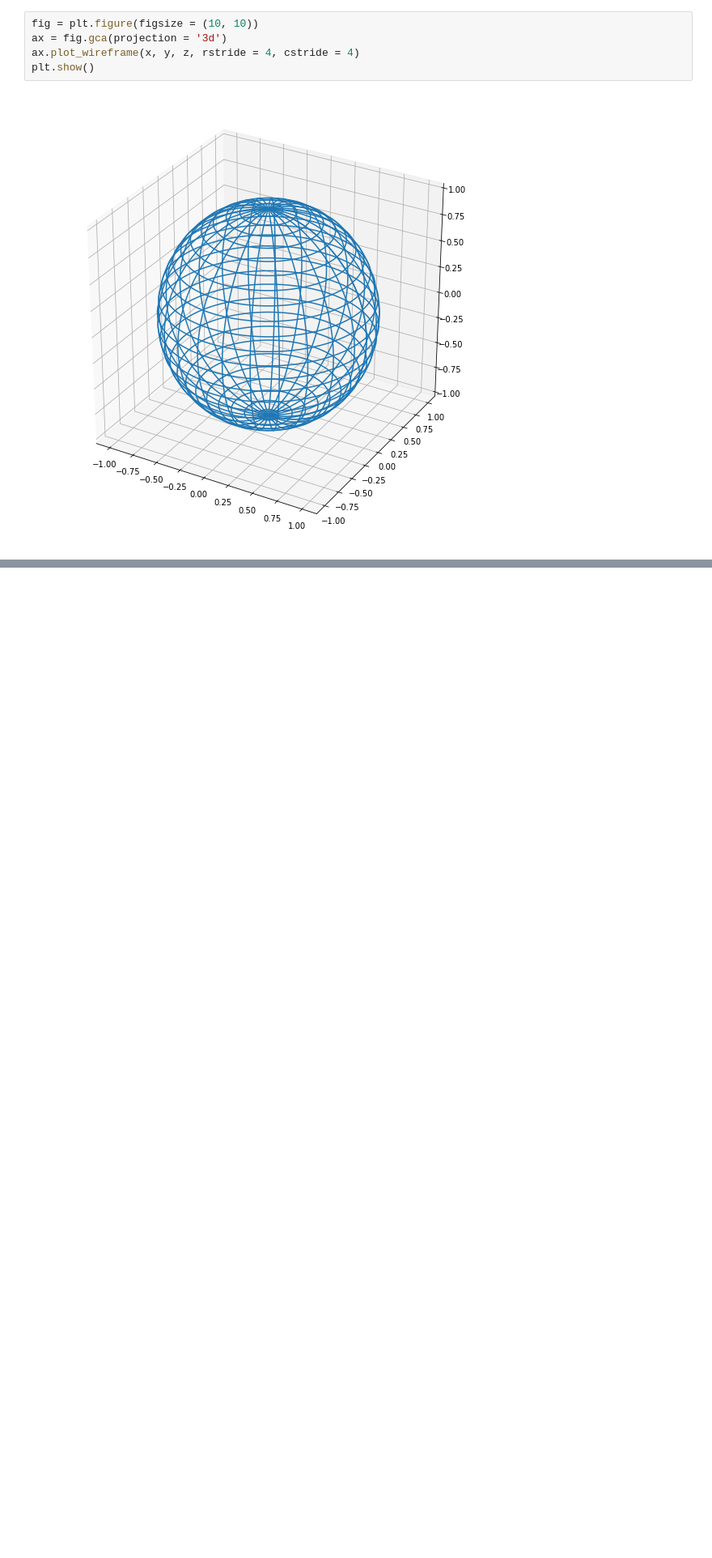
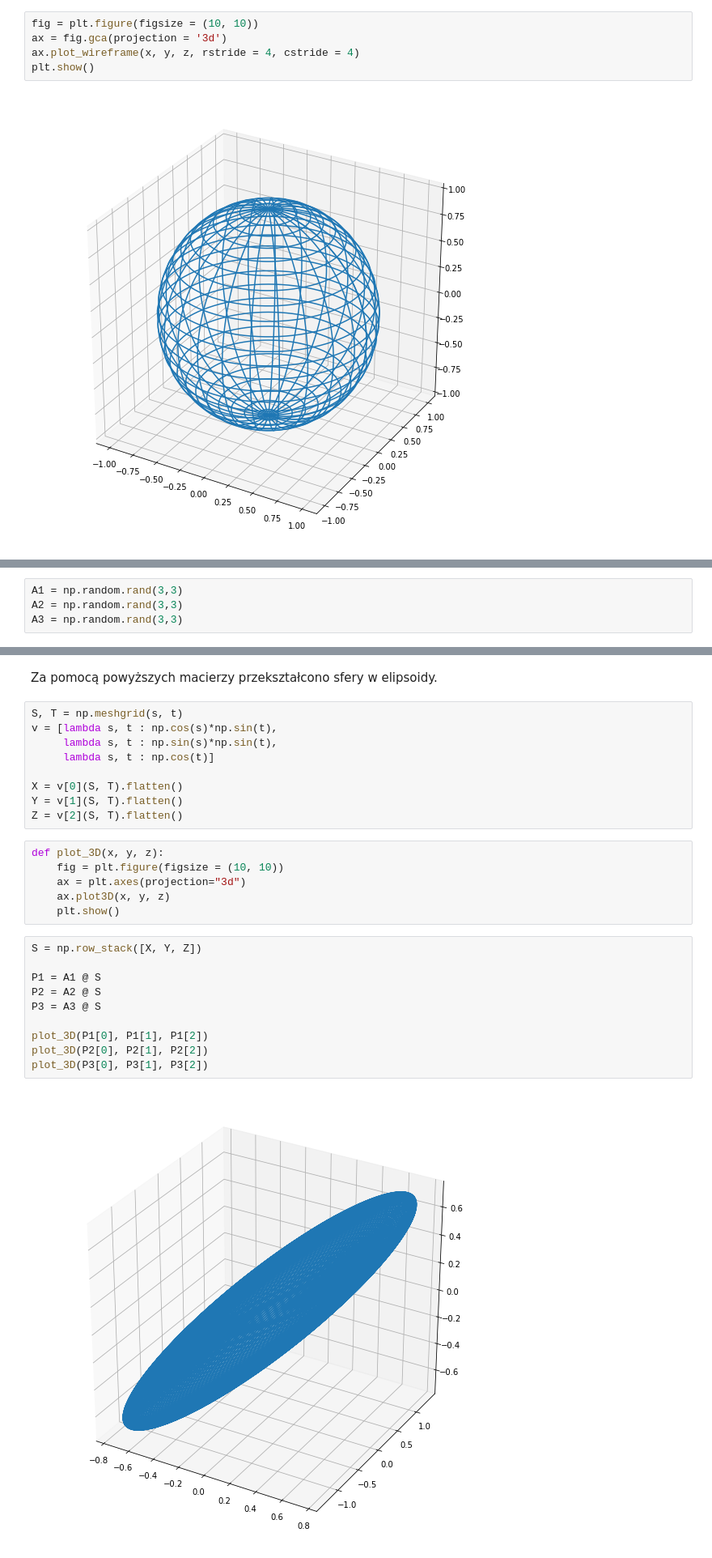
Before and after one commit to AlexMaz99/MOwNiT, a Jupyter notebook: lab3/report3.ipynb, the cells around one changed output, grey strips where cells are left out. Shown: that part at 81% size. Drawn from its saved outputs; the diff is of its cells as text; blank space fills up the shorter version.

```diff
--- a/lab3/report3.ipynb
+++ b/lab3/report3.ipynb
@@ -41,0 +50,4 @@ plt.show()
+# %%
+A1 = np.random.rand(3,3)
+A2 = np.random.rand(3,3)
+A3 = np.random.rand(3,3)
@@ -41,0 +66,29 @@ plt.show()
+# %% [markdown]
+Za pomocą powyższych macierzy przekształcono sfery w elipsoidy.
+# %%
+S, T = np.meshgrid(s, t)
+v = [lambda s, t : np.cos(s)*np.sin(t),
+     lambda s, t : np.sin(s)*np.sin(t),
+     lambda s, t : np.cos(t)]
+
+X = v[0](S, T).flatten()
+Y = v[1](S, T).flatten()
+Z = v[2](S, T).flatten()
+# %%
+def plot_3D(x, y, z):
+    fig = plt.figure(figsize = (10, 10))
+    ax = plt.axes(projection="3d")
+    ax.plot3D(x, y, z)
+    plt.show()
+# %%
+S = np.row_stack([X, Y, Z])
+
+P1 = A1 @ S
+P2 = A2 @ S
+P3 = A3 @ S
+
+plot_3D(P1[0], P1[1], P1[2])
+plot_3D(P2[0], P2[1], P2[2])
+plot_3D(P3[0], P3[1], P3[2])
+# %% [output]
+[figure, added]
```
Also changed, not shown: parts of 9 cells of this notebook.
